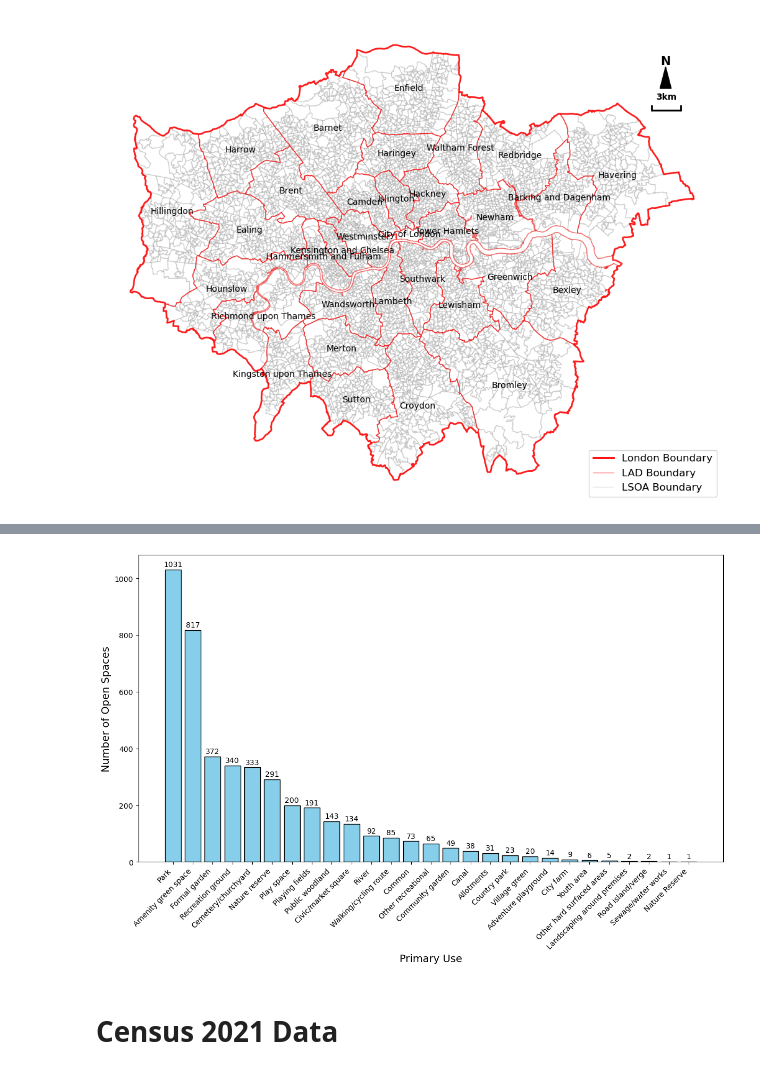
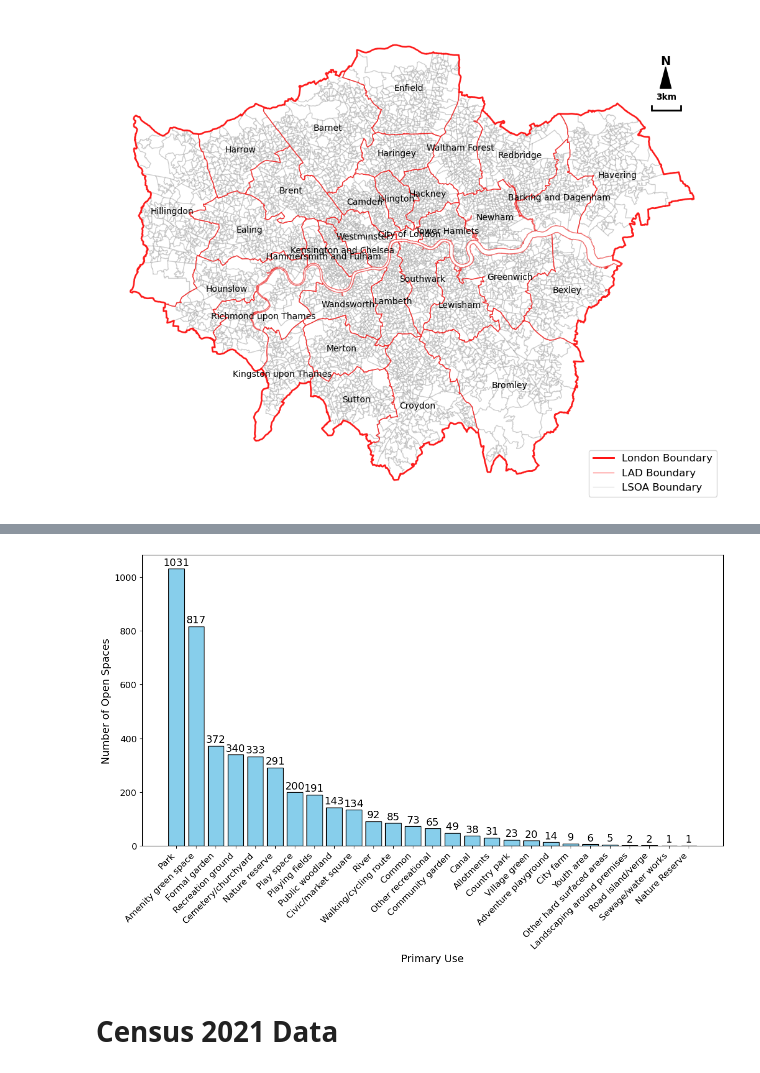
Before and after one commit to YUJIA-MA-UCL/LondonOpenspaceEquality, a Jupyter notebook: InitialAnalysis.ipynb, the cells around one changed output, grey strips where cells are left out. Saved outputs shown, nothing was run; the diff lists cells and outputs as text; code cells hidden in the pictures.

```diff
--- a/InitialAnalysis.ipynb
+++ b/InitialAnalysis.ipynb
@@ -412,24 +398,26 @@ plt.show()
 # %%
 use_counts = ops_gdf['PrimaryUse'].value_counts()
 
 plt.figure(figsize=(12, 8))
 bars_use = plt.bar(use_counts.index, use_counts.values,
                color='skyblue', edgecolor='black')
 
 for bar in bars_use:
     height = bar.get_height()
     plt.text(bar.get_x() + bar.get_width()/2, height + 5,
-             str(int(height)), ha='center', va='bottom', fontsize=10)
+             str(int(height)), ha='center', va='bottom', fontsize=14)
 
 #plt.title('Count of OpenSpace by Primary Use in London', fontsize=14)
 plt.xlabel('Primary Use', fontsize=14)
 plt.ylabel('Number of Open Spaces', fontsize=14)
-plt.xticks(rotation=45, ha='right')
+plt.xticks(rotation=45, ha='right', fontsize=12)
+plt.yticks(fontsize=12)
 plt.tight_layout()
-#plt.savefig("pics/openspace_by_use.png",dpi=300)
+
+plt.savefig("pics/openspace_by_use.png",dpi=300)
 plt.show()
 # %% [output]
-[figure, old version]
+[figure, new version]
 # %% [markdown]
 # Census 2021 Data
 # %% [markdown]
```
Also changed, not shown: parts of 5 cells of this notebook.
